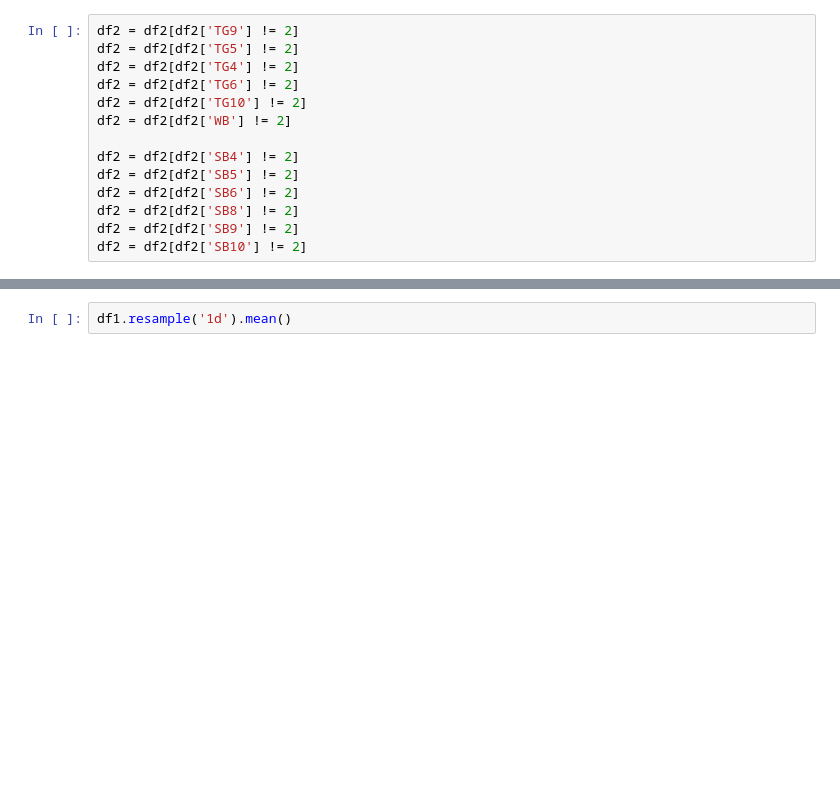
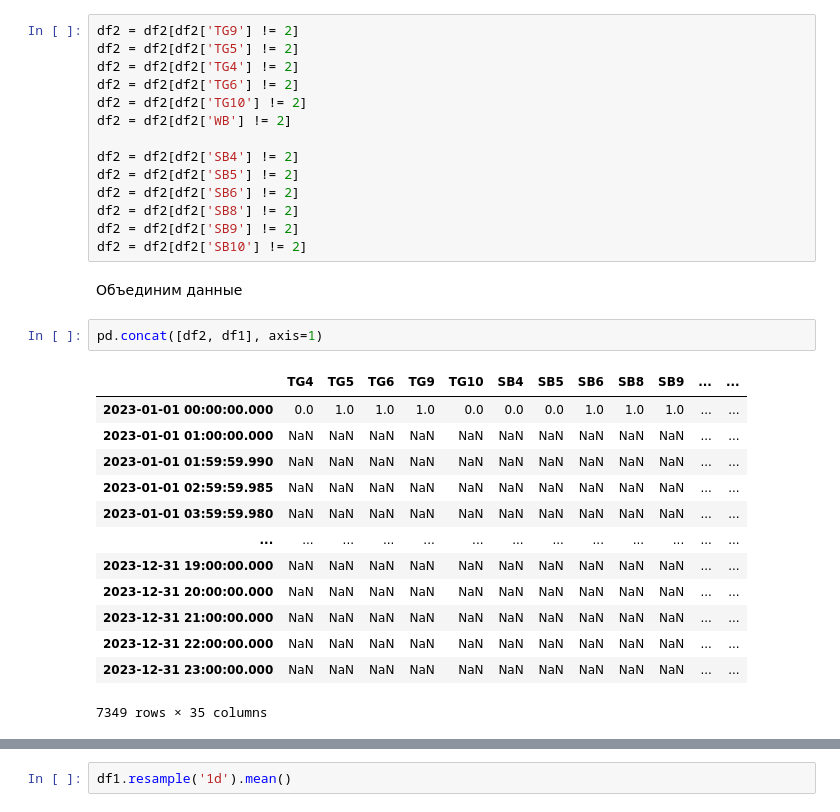
Before and after one commit to ArtyomShabunin/SMOPA, a Jupyter notebook: lesson_1.ipynb, the cells around one changed output, grey strips where cells are left out. Saved outputs shown, nothing was run; the diff lists cells and outputs as text; blank space fills up the shorter version.

```diff
--- a/lesson_1.ipynb
+++ b/lesson_1.ipynb
@@ -1011,4 +1011,22 @@ df2 = df2[df2['SB6'] != 2]
 df2 = df2[df2['SB8'] != 2]
 df2 = df2[df2['SB9'] != 2]
 df2 = df2[df2['SB10'] != 2]
+# %% [markdown]
+Объединим данные
+# %%
+pd.concat([df2, df1], axis=1)
+# %% [output]
+|  | TG4 | TG5 | TG6 | TG9 | TG10 | SB4 | SB5 | SB6 | SB8 | SB9 | ... | ... |
+| 2023-01-01 00:00:00.000 | 0.0 | 1.0 | 1.0 | 1.0 | 0.0 | 0.0 | 0.0 | 1.0 | 1.0 | 1.0 | ... | ... |
+| 2023-01-01 01:00:00.000 | NaN | NaN | NaN | NaN | NaN | NaN | NaN | NaN | NaN | NaN | ... | ... |
+| 2023-01-01 01:59:59.990 | NaN | NaN | NaN | NaN | NaN | NaN | NaN | NaN | NaN | NaN | ... | ... |
+| 2023-01-01 02:59:59.985 | NaN | NaN | NaN | NaN | NaN | NaN | NaN | NaN | NaN | NaN | ... | ... |
+| 2023-01-01 03:59:59.980 | NaN | NaN | NaN | NaN | NaN | NaN | NaN | NaN | NaN | NaN | ... | ... |
+| ... | ... | ... | ... | ... | ... | ... | ... | ... | ... | ... | ... | ... |
+| 2023-12-31 19:00:00.000 | NaN | NaN | NaN | NaN | NaN | NaN | NaN | NaN | NaN | NaN | ... | ... |
+| 2023-12-31 20:00:00.000 | NaN | NaN | NaN | NaN | NaN | NaN | NaN | NaN | NaN | NaN | ... | ... |
+| 2023-12-31 21:00:00.000 | NaN | NaN | NaN | NaN | NaN | NaN | NaN | NaN | NaN | NaN | ... | ... |
+| 2023-12-31 22:00:00.000 | NaN | NaN | NaN | NaN | NaN | NaN | NaN | NaN | NaN | NaN | ... | ... |
+| 2023-12-31 23:00:00.000 | NaN | NaN | NaN | NaN | NaN | NaN | NaN | NaN | NaN | NaN | ... | ... |
+7349 rows × 35 columns
 # %% [markdown]
```
Also changed, not shown: parts of 12 cells of this notebook.
